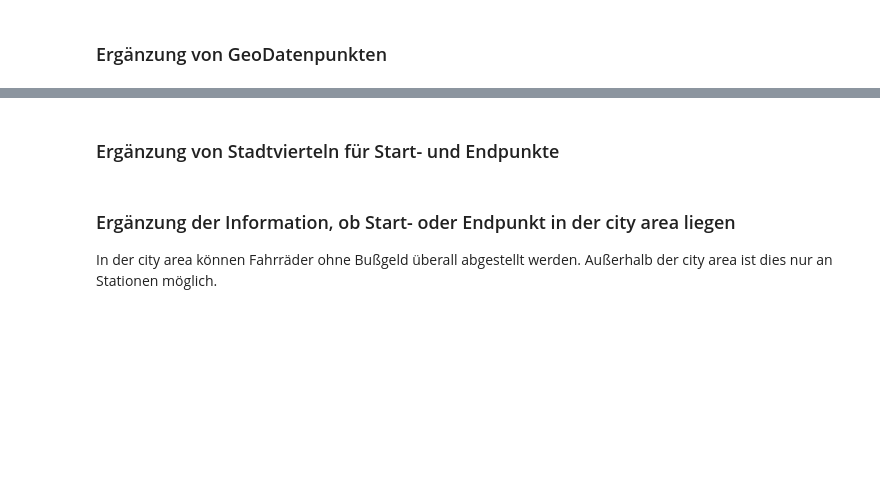
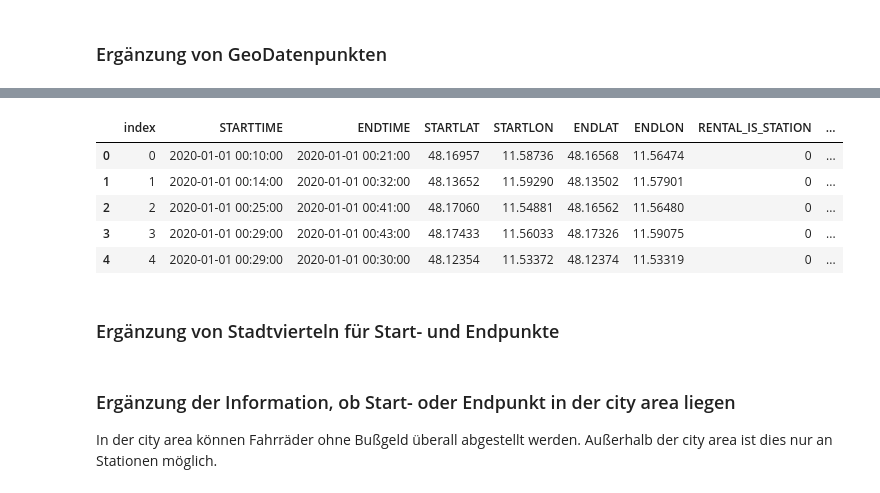
Before and after one commit to yal-fram/dsi-finalproject, a Jupyter notebook: mvg_rad_geo_notebook.ipynb, the cells around one changed output, grey strips where cells are left out. Drawn from its saved outputs; the diff is of its cells as text; code cells hidden in the pictures; blank space fills up the shorter version.

```diff
--- a/mvg_rad_geo_notebook.ipynb
+++ b/mvg_rad_geo_notebook.ipynb
@@ -189,3 +323,33 @@ df["END_POINT"] = gpd.GeoSeries.from_xy(df["ENDLON"], df["ENDLAT"], crs="EPSG:43
+# %%
+from geopy.distance import geodesic
+
+# Koordinaten
+longitude1 = [11.58736, 11.59290]
+longitude2 = [11.56474, 11.57901]
+latitude1 = [48.16957, 48.13652]
+latitude2 = [48.16568, 48.13502]
+
+# Erstelle GeoSeries mit den Koordinaten und CRS EPSG:4326
+coordinates1 = gpd.GeoSeries.from_xy(longitude1, latitude1, crs="EPSG:4326")
+coordinates2 = gpd.GeoSeries.from_xy(longitude2, latitude2, crs="EPSG:4326")
+
+# Vektorisierte Berechnung der geodätischen Distanzen
+def calculate_geodesic(row):
+    point1 = (row["STARTLAT"], row["STARTLON"])  # erst Breitengrad, dann Längengrad
+    point2 = (row["ENDLAT"], row["ENDLON"])
+    return geodesic(point1, point2).kilometers
+
+# Füge Distanz-Spalte hinzu
+df['DISTANCE'] = df.apply(calculate_geodesic, axis=1)
+# %%
+df.head()
+# %% [output]
+|  | index | STARTTIME | ENDTIME | STARTLAT | STARTLON | ENDLAT | ENDLON | RENTAL_IS_STATION | ... |
+| 0 | 0 | 2020-01-01 00:10:00 | 2020-01-01 00:21:00 | 48.16957 | 11.58736 | 48.16568 | 11.56474 | 0 | ... |
+| 1 | 1 | 2020-01-01 00:14:00 | 2020-01-01 00:32:00 | 48.13652 | 11.59290 | 48.13502 | 11.57901 | 0 | ... |
+| 2 | 2 | 2020-01-01 00:25:00 | 2020-01-01 00:41:00 | 48.17060 | 11.54881 | 48.16562 | 11.56480 | 0 | ... |
+| 3 | 3 | 2020-01-01 00:29:00 | 2020-01-01 00:43:00 | 48.17433 | 11.56033 | 48.17326 | 11.59075 | 0 | ... |
+| 4 | 4 | 2020-01-01 00:29:00 | 2020-01-01 00:30:00 | 48.12354 | 11.53372 | 48.12374 | 11.53319 | 0 | ... |
 # %% [markdown]
 ### Ergänzung von Stadtvierteln für Start- und Endpunkte
 # %%
```
Also changed, not shown: parts of 10 cells of this notebook, 2 other files.
